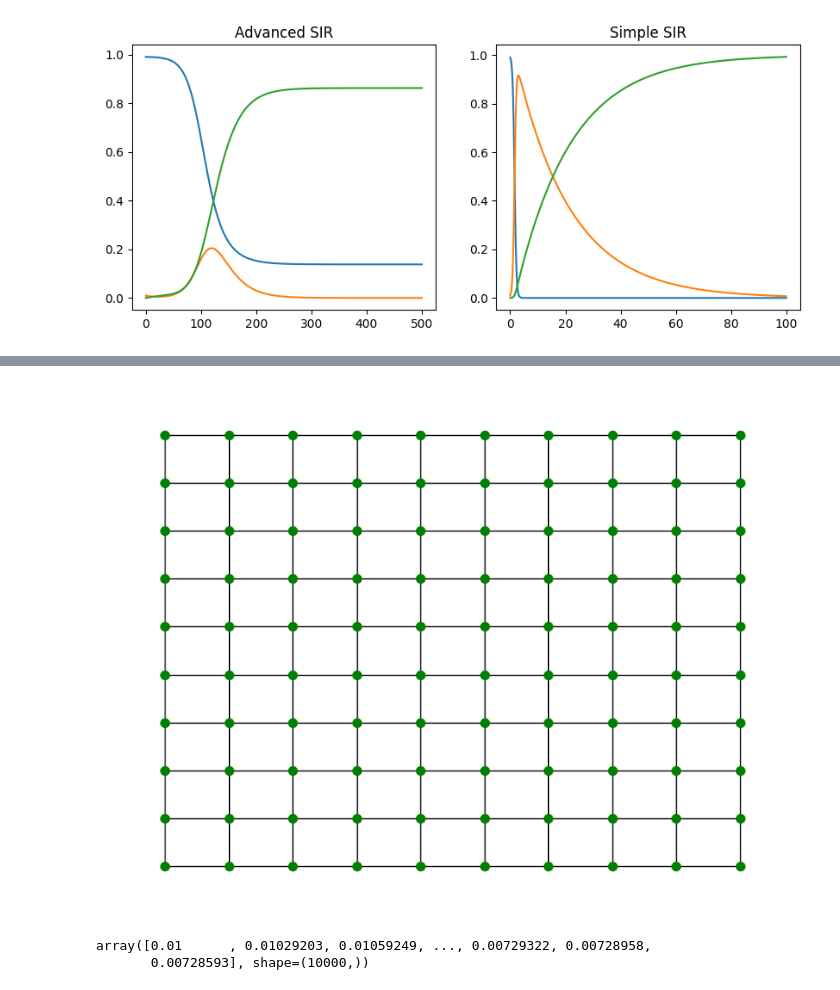
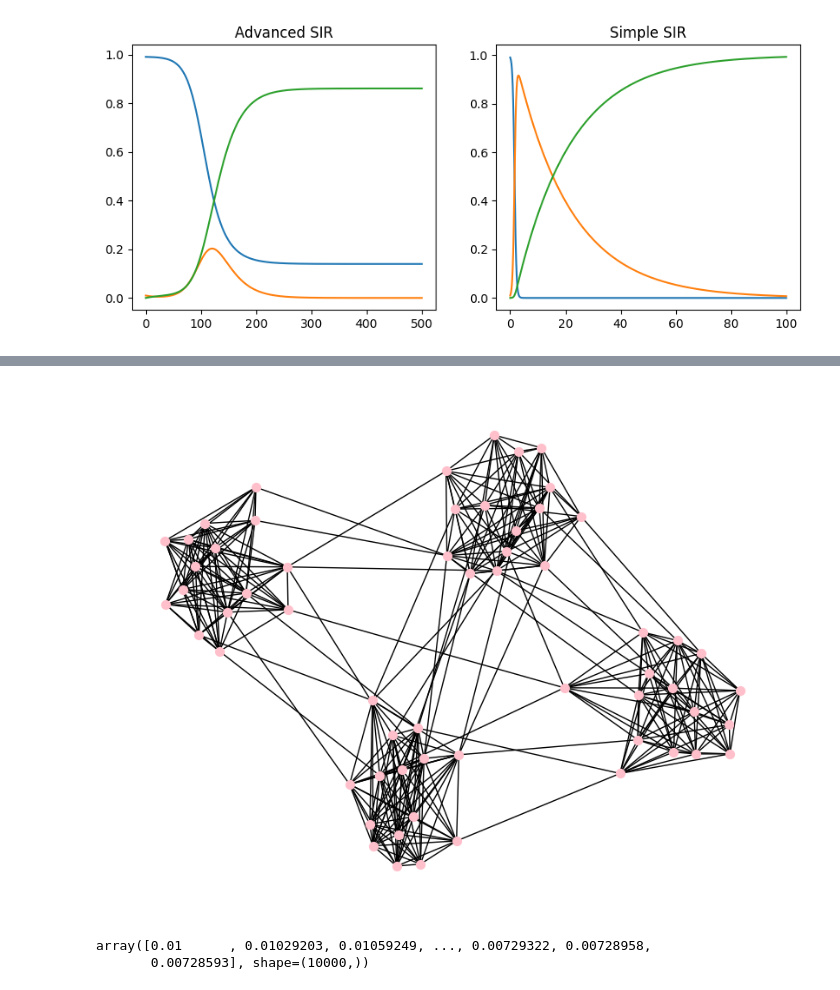
Before and after one commit to kambizaur/ZASUT, a Jupyter notebook: experiments.ipynb, the cells around one changed output, grey strips where cells are left out. Cells and saved outputs as stored; diff of their text form; code cells hidden in the pictures.

```diff
--- a/experiments.ipynb
+++ b/experiments.ipynb
@@ -367,11 +360,20 @@ ValueError: array must not contain infs or NaNs
 # %%
-H = nx.grid_2d_graph(10, 10)
-pos = dict((n, n) for n in H.nodes())
+sizes = [15, 15, 15, 15]
+probs = [
+    [0.8, 0.02, 0.02, 0.02],
+    [0.02, 0.8, 0.02, 0.02],
+    [0.02, 0.02, 0.8, 0.02],
+    [0.02, 0.02, 0.02, 0.8]
+]
+
+
+K = nx.stochastic_block_model(sizes, probs)
+pos = nx.spring_layout(K)
 plt.figure(figsize=(8, 6))
-nx.draw(H, pos, node_size=50, with_labels=False, node_color='green')
+nx.draw(K, pos, node_size=50, with_labels=False, node_color='pink')
 plt.show()
 # %% [output]
-[figure, old version]
+[figure, new version]
 # %%
 # %% [output]
 array([0.01      , 0.01029203, 0.01059249, ..., 0.00729322, 0.00728958,
```
Also changed, not shown: parts of 14 cells of this notebook, 1 other file.
